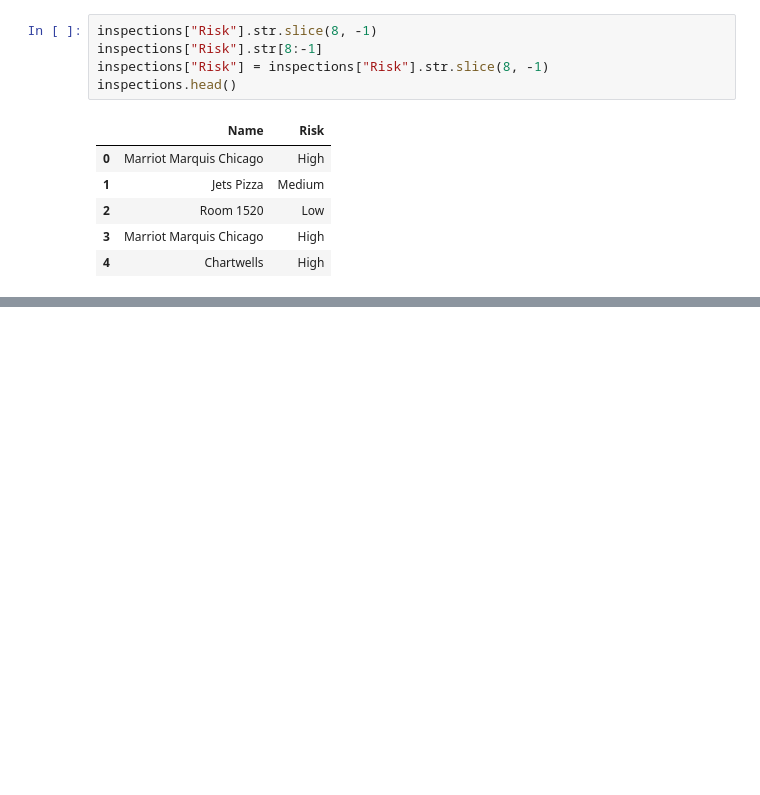
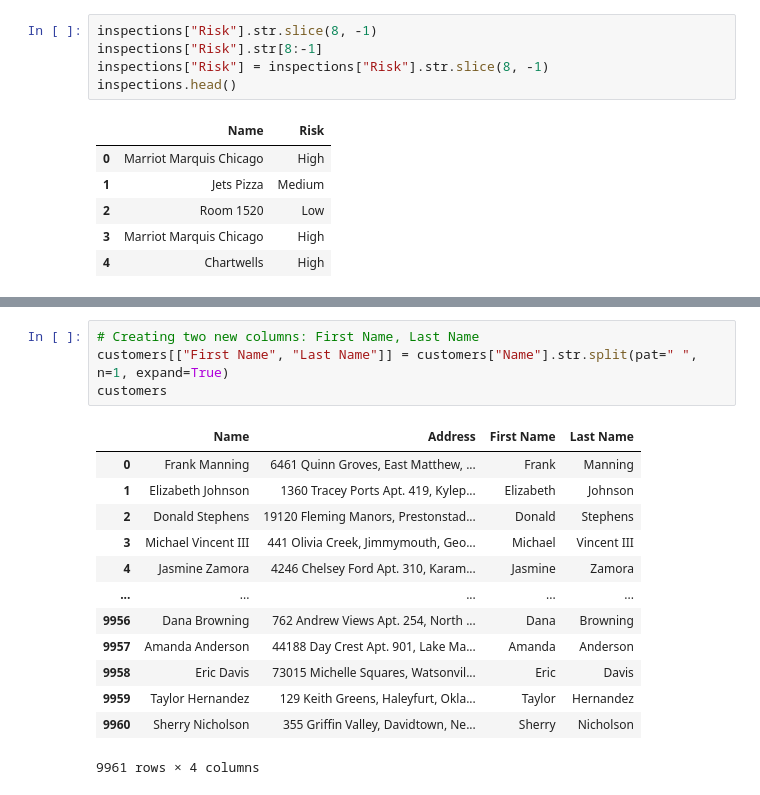
Before and after one commit to singamravibabu/batch23, a Jupyter notebook: Pandas 5.ipynb, the cells around one changed output, grey strips where cells are left out. Saved outputs shown, nothing was run; the diff lists cells and outputs as text; blank space fills up the shorter version.

```diff
--- a/Pandas 5.ipynb
+++ b/Pandas 5.ipynb
@@ -100,0 +277,18 @@ inspections.head()
+# %%
+# Creating two new columns: First Name, Last Name
+customers[["First Name", "Last Name"]] = customers["Name"].str.split(pat=" ", n=1, expand=True)
+customers
+# %% [output]
+|  | Name | Address | First Name | Last Name |
+| 0 | Frank Manning | 6461 Quinn Groves, East Matthew, ... | Frank | Manning |
+| 1 | Elizabeth Johnson | 1360 Tracey Ports Apt. 419, Kylep... | Elizabeth | Johnson |
+| 2 | Donald Stephens | 19120 Fleming Manors, Prestonstad... | Donald | Stephens |
+| 3 | Michael Vincent III | 441 Olivia Creek, Jimmymouth, Geo... | Michael | Vincent III |
+| 4 | Jasmine Zamora | 4246 Chelsey Ford Apt. 310, Karam... | Jasmine | Zamora |
+| ... | ... | ... | ... | ... |
+| 9956 | Dana Browning | 762 Andrew Views Apt. 254, North ... | Dana | Browning |
+| 9957 | Amanda Anderson | 44188 Day Crest Apt. 901, Lake Ma... | Amanda | Anderson |
+| 9958 | Eric Davis | 73015 Michelle Squares, Watsonvil... | Eric | Davis |
+| 9959 | Taylor Hernandez | 129 Keith Greens, Haleyfurt, Okla... | Taylor | Hernandez |
+| 9960 | Sherry Nicholson | 355 Griffin Valley, Davidtown, Ne... | Sherry | Nicholson |
+9961 rows × 4 columns
```
Also changed, not shown: parts of 15 cells of this notebook, 1 other file.
